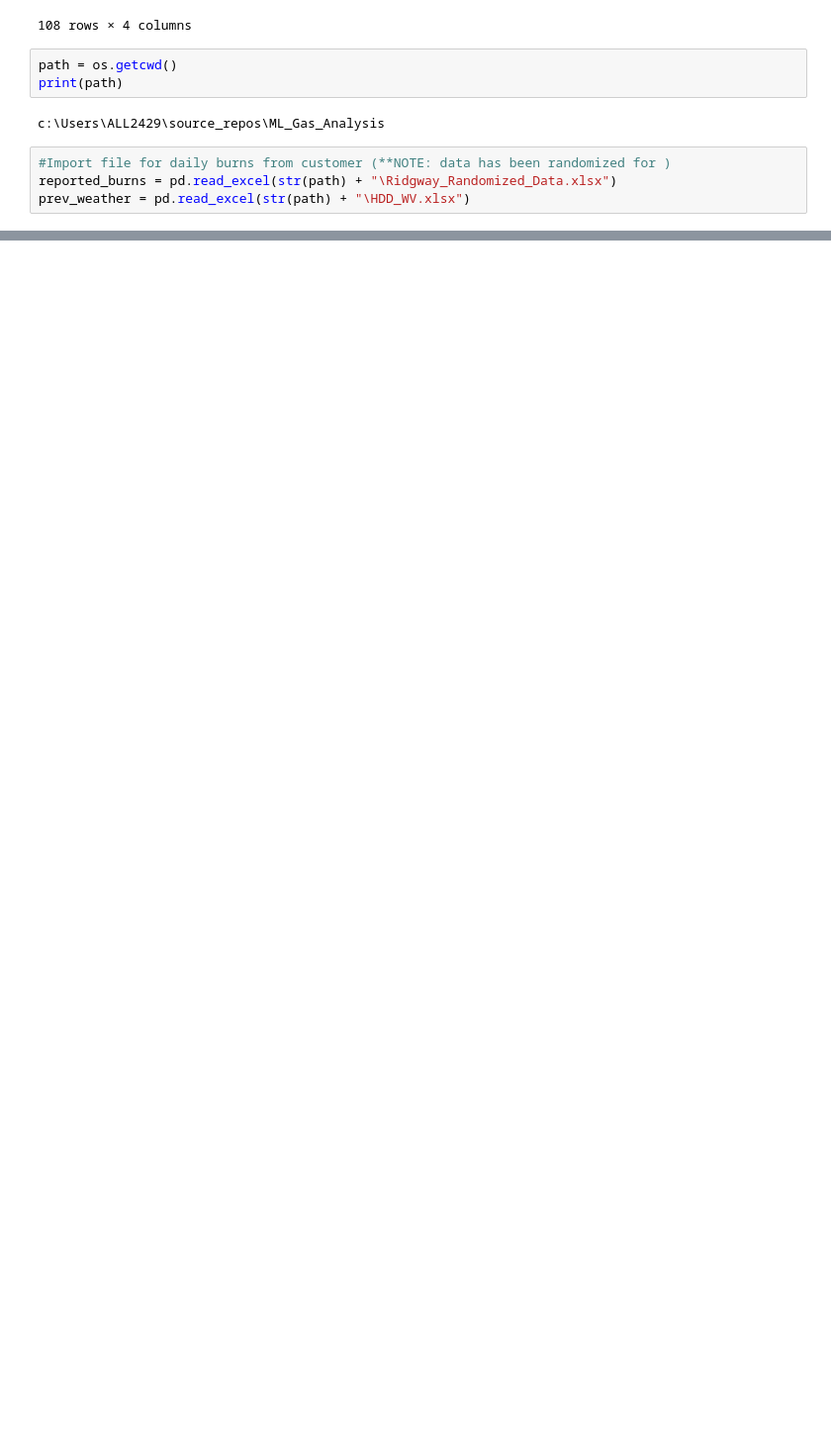
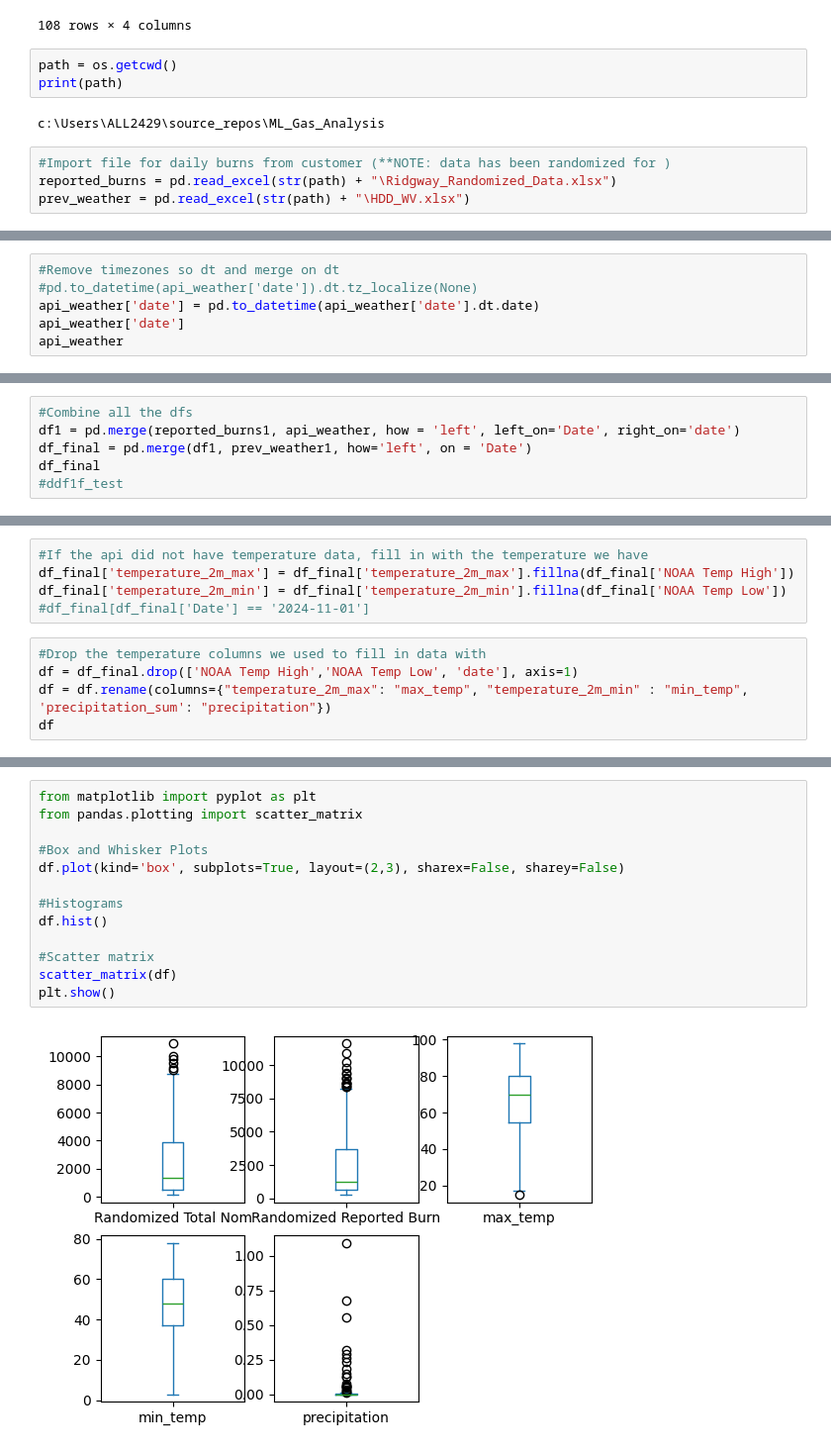
Before and after one commit to allieridgway/source_repos-ML_Gas_Analysis, a Jupyter notebook: ML_Gas_Analysis/five_day_model.ipynb, the cells around one changed output, grey strips where cells are left out. Shown at 99% size. Saved outputs shown, nothing was run; the diff lists cells and outputs as text; blank space fills up the shorter version.

```diff
--- a/ML_Gas_Analysis/five_day_model.ipynb
+++ b/ML_Gas_Analysis/five_day_model.ipynb
@@ -170,0 +150,6 @@ prev_weather
+# %%
+#Remove timezones so dt and merge on dt
+#pd.to_datetime(api_weather['date']).dt.tz_localize(None)
+api_weather['date'] = pd.to_datetime(api_weather['date'].dt.date)
+api_weather['date']
+api_weather
@@ -170,0 +170,6 @@ prev_weather
+# %%
+#Combine all the dfs
+df1 = pd.merge(reported_burns1, api_weather, how = 'left', left_on='Date', right_on='date')
+df_final = pd.merge(df1, prev_weather1, how='left', on = 'Date')
+df_final
+#ddf1f_test
@@ -170,0 +206,10 @@ prev_weather
+# %%
+#If the api did not have temperature data, fill in with the temperature we have
+df_final['temperature_2m_max'] = df_final['temperature_2m_max'].fillna(df_final['NOAA Temp High'])
+df_final['temperature_2m_min'] = df_final['temperature_2m_min'].fillna(df_final['NOAA Temp Low'])
+#df_final[df_final['Date'] == '2024-11-01']
+# %%
+#Drop the temperature columns we used to fill in data with
+df = df_final.drop(['NOAA Temp High','NOAA Temp Low', 'date'], axis=1)
+df = df.rename(columns={"temperature_2m_max": "max_temp", "temperature_2m_min" : "min_temp", 'precipitation_sum': "precipitation"})
+df
@@ -170,0 +241,15 @@ prev_weather
+# %%
+from matplotlib import pyplot as plt
+from pandas.plotting import scatter_matrix
+
+#Box and Whisker Plots
+df.plot(kind='box', subplots=True, layout=(2,3), sharex=False, sharey=False)
+
+#Histograms
+df.hist()
+
+#Scatter matrix
+scatter_matrix(df)
+plt.show()
+# %% [output]
+[figure, added]
```
Also changed, not shown: parts of 15 cells of this notebook, 1 other file.
